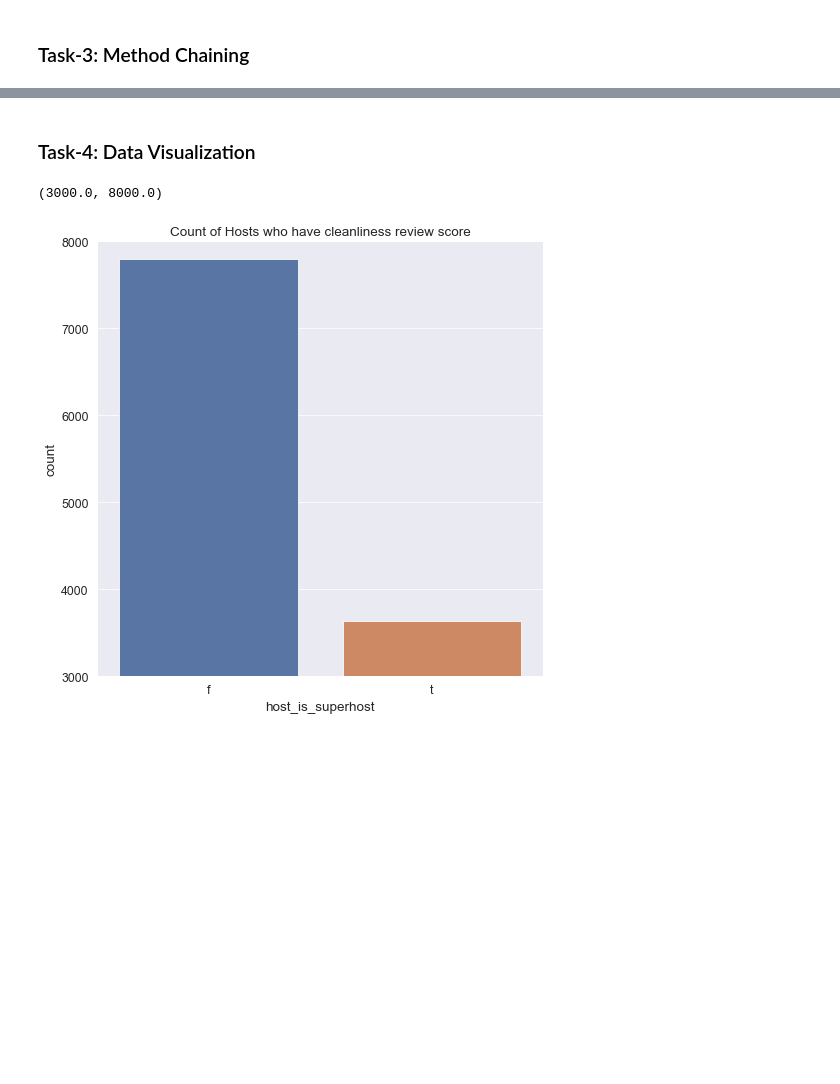
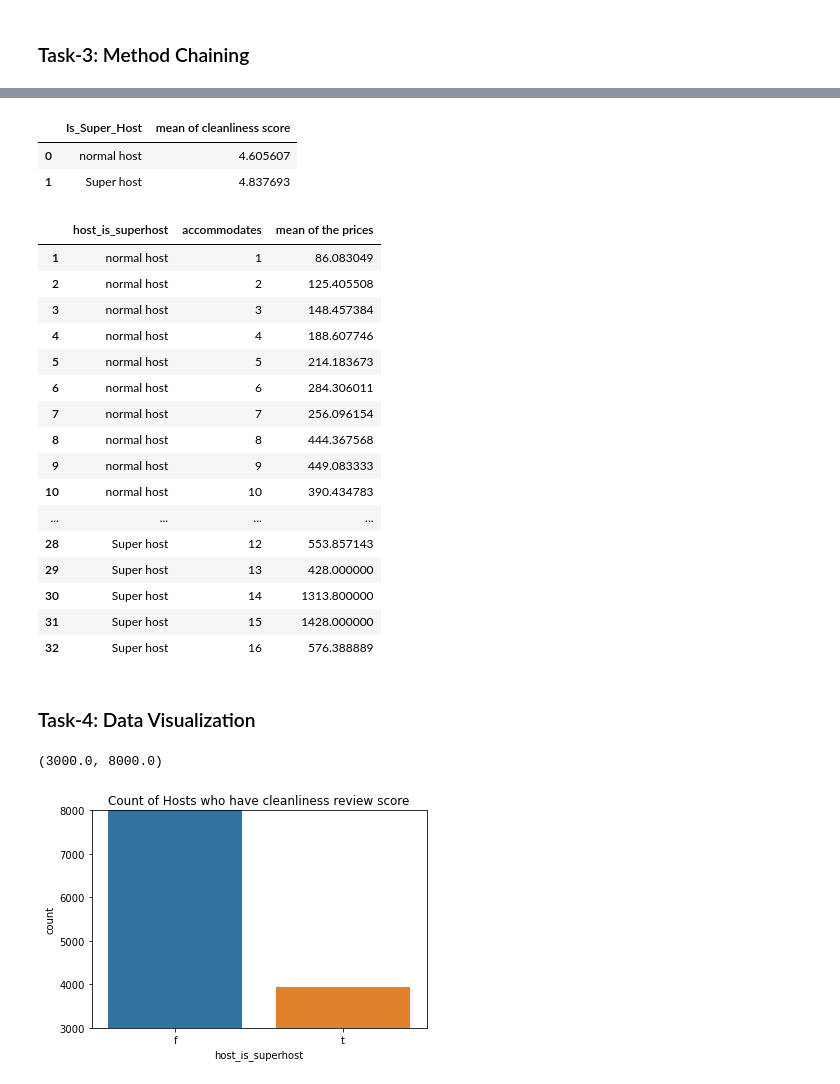
Before and after one commit to data301-2021-winter1/project-group11-project, a Jupyter notebook: notebooks/analysis1.ipynb, the cells around one changed output, grey strips where cells are left out. Drawn from its saved outputs; the diff is of its cells as text; code cells hidden in the pictures; blank space fills up the shorter version.

```diff
--- a/notebooks/analysis1.ipynb
+++ b/notebooks/analysis1.ipynb
@@ -353,3 +383,0 @@ df = p1.unprocessed(data)
-# %%
-df1,clean,price = p1.load(data)
-df1
@@ -408,0 +384,3 @@ clean_processed
+# %%
+df13,clean3,price3 = p1.load(data)
+df13
@@ -465,11 +462,39 @@ price_processed
+# %%
+cleanmean3 = p1.wrang_clean(clean_processed3)
+cleanmean3
+# %% [output]
+|  | Is_Super_Host | mean of cleanliness score |
+| 0 | normal host | 4.605607 |
+| 1 | Super host | 4.837693 |
+# %%
+price_processed3 = p1.wrang_price(price_procs3)
+price_processed3
+# %% [output]
+|  | host_is_superhost | accommodates | mean of the prices |
+| 1 | normal host | 1 | 86.083049 |
+| 2 | normal host | 2 | 125.405508 |
+| 3 | normal host | 3 | 148.457384 |
+| 4 | normal host | 4 | 188.607746 |
+| 5 | normal host | 5 | 214.183673 |
+| 6 | normal host | 6 | 284.306011 |
+| 7 | normal host | 7 | 256.096154 |
+| 8 | normal host | 8 | 444.367568 |
+| 9 | normal host | 9 | 449.083333 |
+| 10 | normal host | 10 | 390.434783 |
+| ... | ... | ... | ... |
+| 28 | Super host | 12 | 553.857143 |
+| 29 | Super host | 13 | 428.000000 |
+| 30 | Super host | 14 | 1313.800000 |
+| 31 | Super host | 15 | 1428.000000 |
+| 32 | Super host | 16 | 576.388889 |
 # %% [markdown]
 ### Task-4: Data Visualization
 # %%
 
-sns.countplot(x = 'host_is_superhost', data = clean).set(title = 'Count of Hosts who have cleanliness review score')
+sns.countplot(x = 'host_is_superhost', data = clean3).set(title = 'Count of Hosts who have cleanliness review score')
 plt.ylim(3000,8000)
 # %% [output]
 (3000.0, 8000.0)
-[figure, old version]
+[figure, new version]
 # %%
 
```
Also changed, not shown: parts of 27 cells of this notebook, 1 other file.
